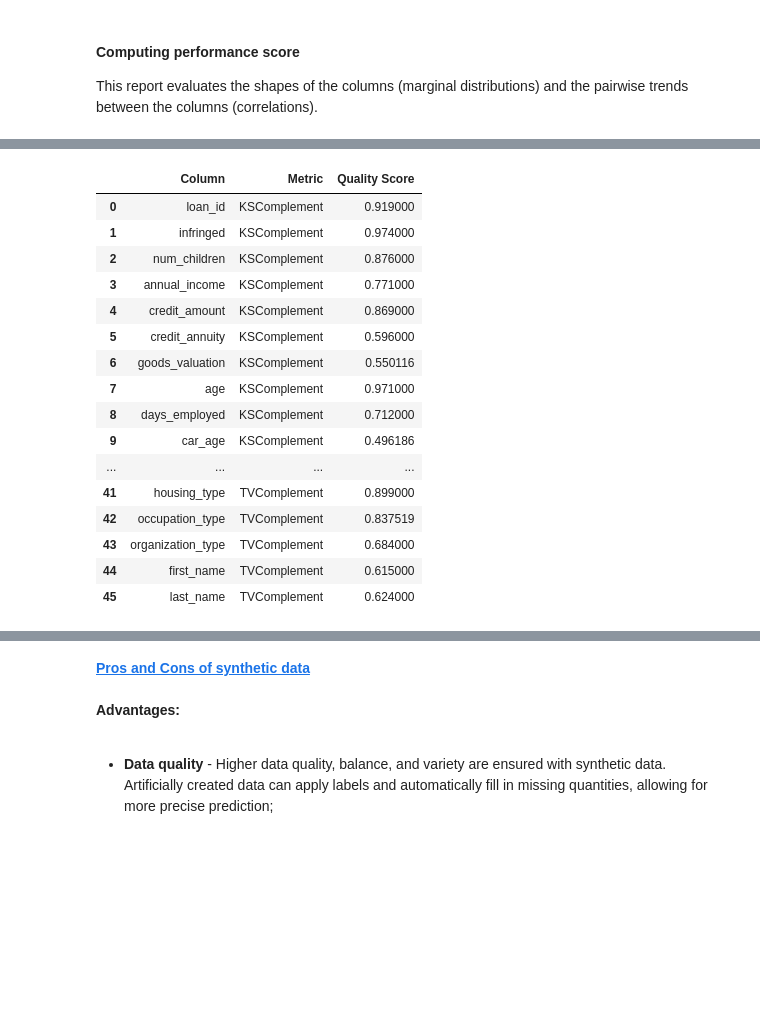
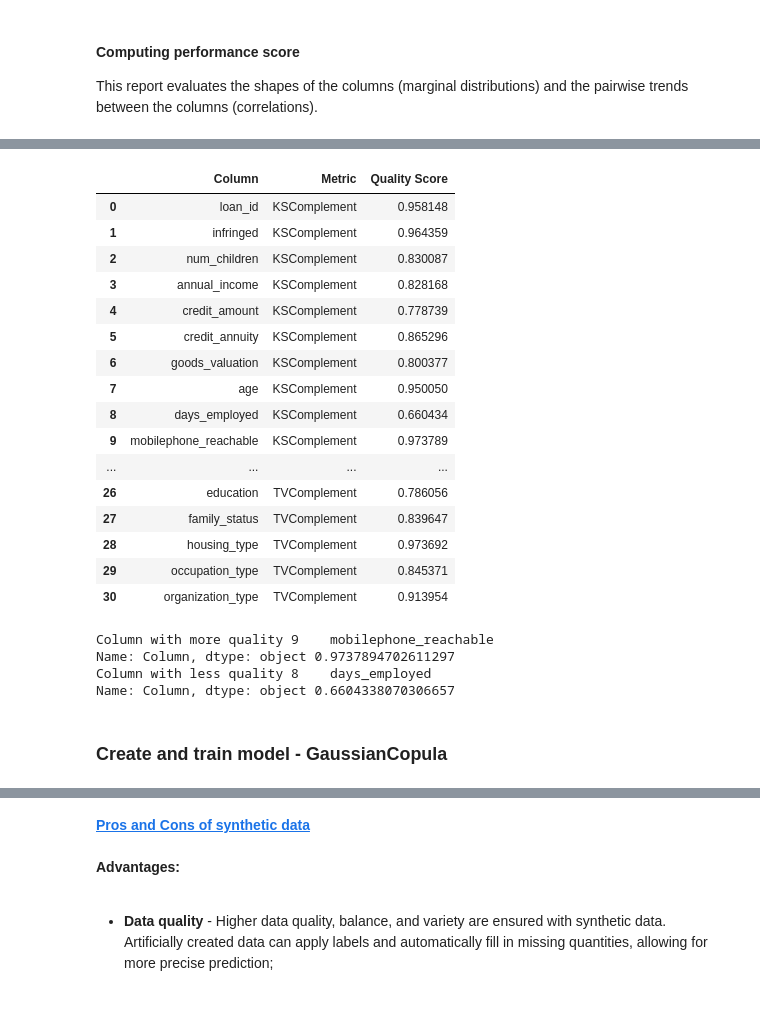
Before and after one commit to PugtgYosuky/SP-Project, a Jupyter notebook: src/controlER/sintetic_data.ipynb, the cells around one changed output, grey strips where cells are left out. Drawn from its saved outputs; the diff is of its cells as text; code cells hidden in the pictures; blank space fills up the shorter version.

```diff
--- a/src/controlER/sintetic_data.ipynb
+++ b/src/controlER/sintetic_data.ipynb
@@ -139,21 +153,30 @@ Column Pair Trends: 81.64%
 # %%
-report.get_details(property_name='Column Shapes')
+details = report.get_details(property_name='Column Shapes')
+details
 # %% [output]
 |  | Column | Metric | Quality Score |
-| 0 | loan_id | KSComplement | 0.919000 |
-| 1 | infringed | KSComplement | 0.974000 |
-| 2 | num_children | KSComplement | 0.876000 |
-| 3 | annual_income | KSComplement | 0.771000 |
-| 4 | credit_amount | KSComplement | 0.869000 |
-| 5 | credit_annuity | KSComplement | 0.596000 |
-| 6 | goods_valuation | KSComplement | 0.550116 |
-| 7 | age | KSComplement | 0.971000 |
-| 8 | days_employed | KSComplement | 0.712000 |
-| 9 | car_age | KSComplement | 0.496186 |
+| 0 | loan_id | KSComplement | 0.958148 |
+| 1 | infringed | KSComplement | 0.964359 |
+| 2 | num_children | KSComplement | 0.830087 |
+| 3 | annual_income | KSComplement | 0.828168 |
+| 4 | credit_amount | KSComplement | 0.778739 |
+| 5 | credit_annuity | KSComplement | 0.865296 |
+| 6 | goods_valuation | KSComplement | 0.800377 |
+| 7 | age | KSComplement | 0.950050 |
+| 8 | days_employed | KSComplement | 0.660434 |
+| 9 | mobilephone_reachable | KSComplement | 0.973789 |
 | ... | ... | ... | ... |
-| 41 | housing_type | TVComplement | 0.899000 |
-| 42 | occupation_type | TVComplement | 0.837519 |
-| 43 | organization_type | TVComplement | 0.684000 |
-| 44 | first_name | TVComplement | 0.615000 |
-| 45 | last_name | TVComplement | 0.624000 |
+| 26 | education | TVComplement | 0.786056 |
+| 27 | family_status | TVComplement | 0.839647 |
+| 28 | housing_type | TVComplement | 0.973692 |
+| 29 | occupation_type | TVComplement | 0.845371 |
+| 30 | organization_type | TVComplement | 0.913954 |
+# %%
+print('Column with more quality',details[details['Quality Score'] == details['Quality Score'].max()]['Column'], details['Quality Score'].max())
+print('Column with less quality',details[details['Quality Score'] == details['Quality Score'].min()]['Column'], details['Quality Score'].min())
+# %% [output]
+Column with more quality 9    mobilephone_reachable
+Name: Column, dtype: object 0.9737894702611297
+Column with less quality 8    days_employed
+Name: Column, dtype: object 0.6604338070306657
 # %%
@@ -160,0 +184,2 @@ report.get_visualization(property_name='Column Pair Trends')
+# %% [markdown]
+### Create and train model - GaussianCopula
```
Also changed, not shown: parts of 40 cells of this notebook.
